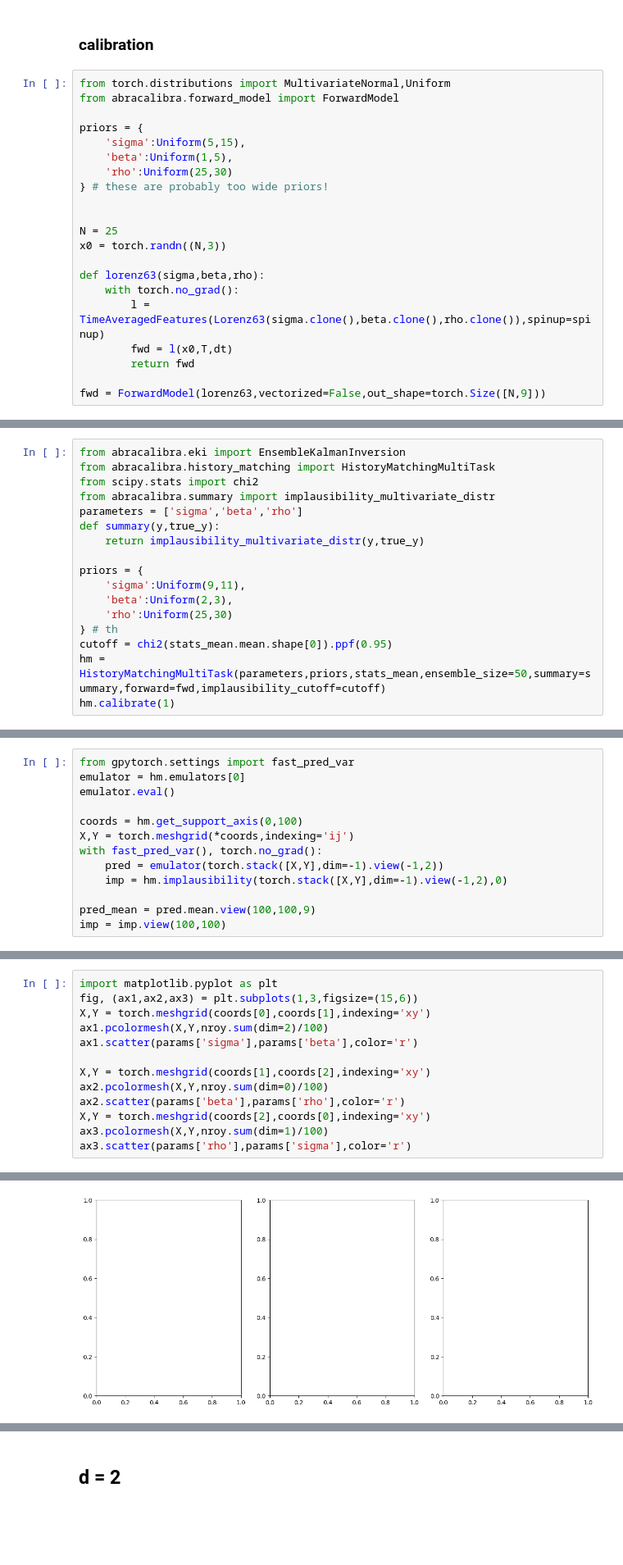
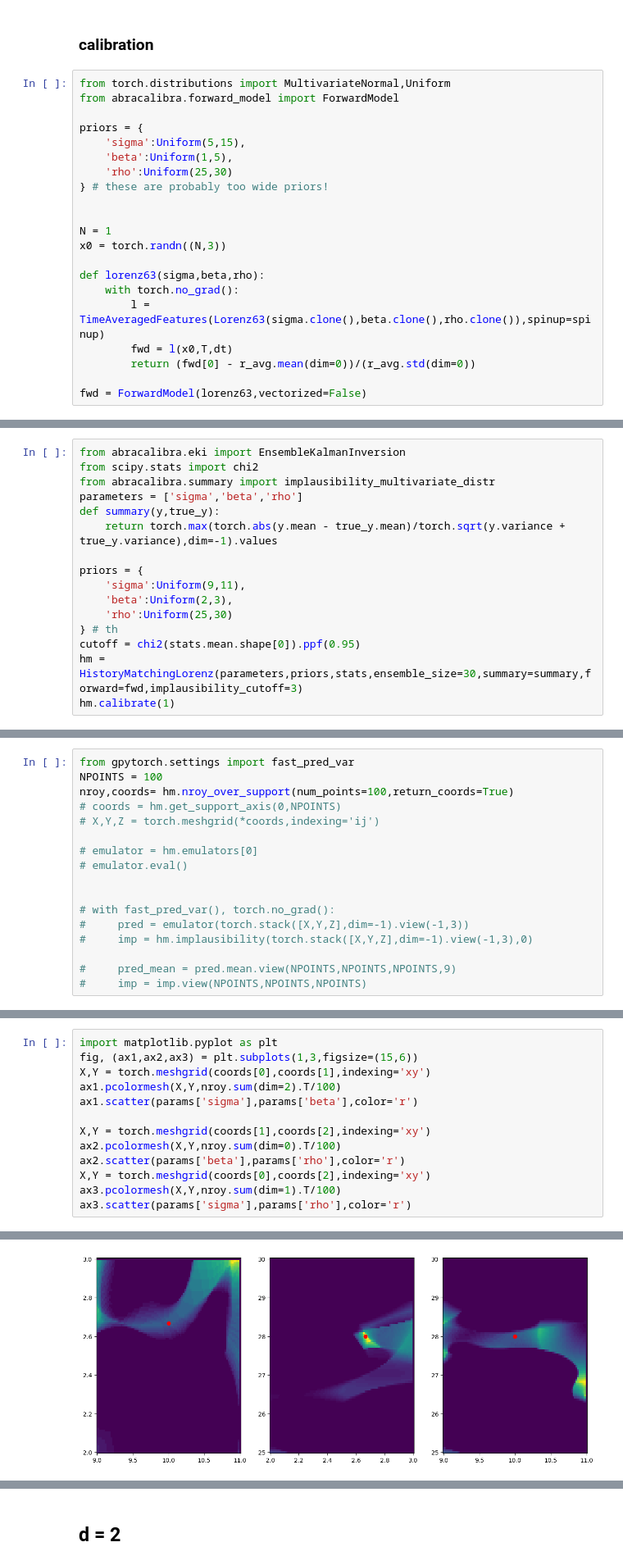
Before and after one commit to OneOneFour/abracalibra, a Jupyter notebook: examples/lorenz.ipynb, the cells around one changed output, grey strips where cells are left out. Shown at 82% size. Drawn from its saved outputs; the diff is of its cells as text; blank space fills up the shorter version.

Commit message:
wip working l63 3 param march 6th

```diff
--- a/examples/lorenz.ipynb
+++ b/examples/lorenz.ipynb
@@ -37,13 +57,13 @@ priors = {
 } # these are probably too wide priors!
 
 
-N = 25
+N = 1
 x0 = torch.randn((N,3))
 
 def lorenz63(sigma,beta,rho):
     with torch.no_grad():
         l = TimeAveragedFeatures(Lorenz63(sigma.clone(),beta.clone(),rho.clone()),spinup=spinup)
         fwd = l(x0,T,dt)
-        return fwd
+        return (fwd[0] - r_avg.mean(dim=0))/(r_avg.std(dim=0))
 
-fwd = ForwardModel(lorenz63,vectorized=False,out_shape=torch.Size([N,9]))
+fwd = ForwardModel(lorenz63,vectorized=False)
@@ -50,18 +110,17 @@ fwd = ForwardModel(lorenz63,vectorized=False,out_shape=torch.Size([N,9]))
 # %%
 from abracalibra.eki import EnsembleKalmanInversion
-from abracalibra.history_matching import HistoryMatchingMultiTask
 from scipy.stats import chi2
 from abracalibra.summary import implausibility_multivariate_distr
 parameters = ['sigma','beta','rho']
 def summary(y,true_y):
-    return implausibility_multivariate_distr(y,true_y)
+    return torch.max(torch.abs(y.mean - true_y.mean)/torch.sqrt(y.variance + true_y.variance),dim=-1).values
 
 priors = {
     'sigma':Uniform(9,11),
     'beta':Uniform(2,3),
     'rho':Uniform(25,30)
 } # th
-cutoff = chi2(stats_mean.mean.shape[0]).ppf(0.95)
-hm = HistoryMatchingMultiTask(parameters,priors,stats_mean,ensemble_size=50,summary=summary,forward=fwd,implausibility_cutoff=cutoff)
+cutoff = chi2(stats.mean.shape[0]).ppf(0.95)
+hm = HistoryMatchingLorenz(parameters,priors,stats,ensemble_size=30,summary=summary,forward=fwd,implausibility_cutoff=3)
 hm.calibrate(1)
 # %% [output]
@@ -93,16 +148,20 @@ Working on batch 9
 # %%
 from gpytorch.settings import fast_pred_var
-emulator = hm.emulators[0]
-emulator.eval()
+NPOINTS = 100
+nroy,coords= hm.nroy_over_support(num_points=100,return_coords=True)
+# coords = hm.get_support_axis(0,NPOINTS)
+# X,Y,Z = torch.meshgrid(*coords,indexing='ij')
 
-coords = hm.get_support_axis(0,100)
-X,Y = torch.meshgrid(*coords,indexing='ij')
-with fast_pred_var(), torch.no_grad():
-    pred = emulator(torch.stack([X,Y],dim=-1).view(-1,2))
-    imp = hm.implausibility(torch.stack([X,Y],dim=-1).view(-1,2),0)
+# emulator = hm.emulators[0]
+# emulator.eval()
 
-pred_mean = pred.mean.view(100,100,9)
-imp = imp.view(100,100)
+
+# with fast_pred_var(), torch.no_grad():
+#     pred = emulator(torch.stack([X,Y,Z],dim=-1).view(-1,3))
+#     imp = hm.implausibility(torch.stack([X,Y,Z],dim=-1).view(-1,3),0)
+
+#     pred_mean = pred.mean.view(NPOINTS,NPOINTS,NPOINTS,9)
+#     imp = imp.view(NPOINTS,NPOINTS,NPOINTS)
 # %% [output]
 torch.no_grad() active: True
 gpytorch.settings.fast_pred_var active: True
@@ -141,13 +177,13 @@ ax.scatter([params['sigma']],[params['beta']],color='r')
 import matplotlib.pyplot as plt
 fig, (ax1,ax2,ax3) = plt.subplots(1,3,figsize=(15,6))
 X,Y = torch.meshgrid(coords[0],coords[1],indexing='xy')
-ax1.pcolormesh(X,Y,nroy.sum(dim=2)/100)
+ax1.pcolormesh(X,Y,nroy.sum(dim=2).T/100)
 ax1.scatter(params['sigma'],params['beta'],color='r')
 
 X,Y = torch.meshgrid(coords[1],coords[2],indexing='xy')
-ax2.pcolormesh(X,Y,nroy.sum(dim=0)/100)
+ax2.pcolormesh(X,Y,nroy.sum(dim=0).T/100)
 ax2.scatter(params['beta'],params['rho'],color='r')
-X,Y = torch.meshgrid(coords[2],coords[0],indexing='xy')
-ax3.pcolormesh(X,Y,nroy.sum(dim=1)/100)
-ax3.scatter(params['rho'],params['sigma'],color='r')
+X,Y = torch.meshgrid(coords[0],coords[2],indexing='xy')
+ax3.pcolormesh(X,Y,nroy.sum(dim=1).T/100)
+ax3.scatter(params['sigma'],params['rho'],color='r')
 # %% [output]
@@ -155 +191 @@ IndexError: Dimension out of range (expected to be in range of [-2, 1], but got
-[figure, old version]
+[figure, new version]
```
Also changed, not shown: parts of 19 cells of this notebook, 3 other files.
